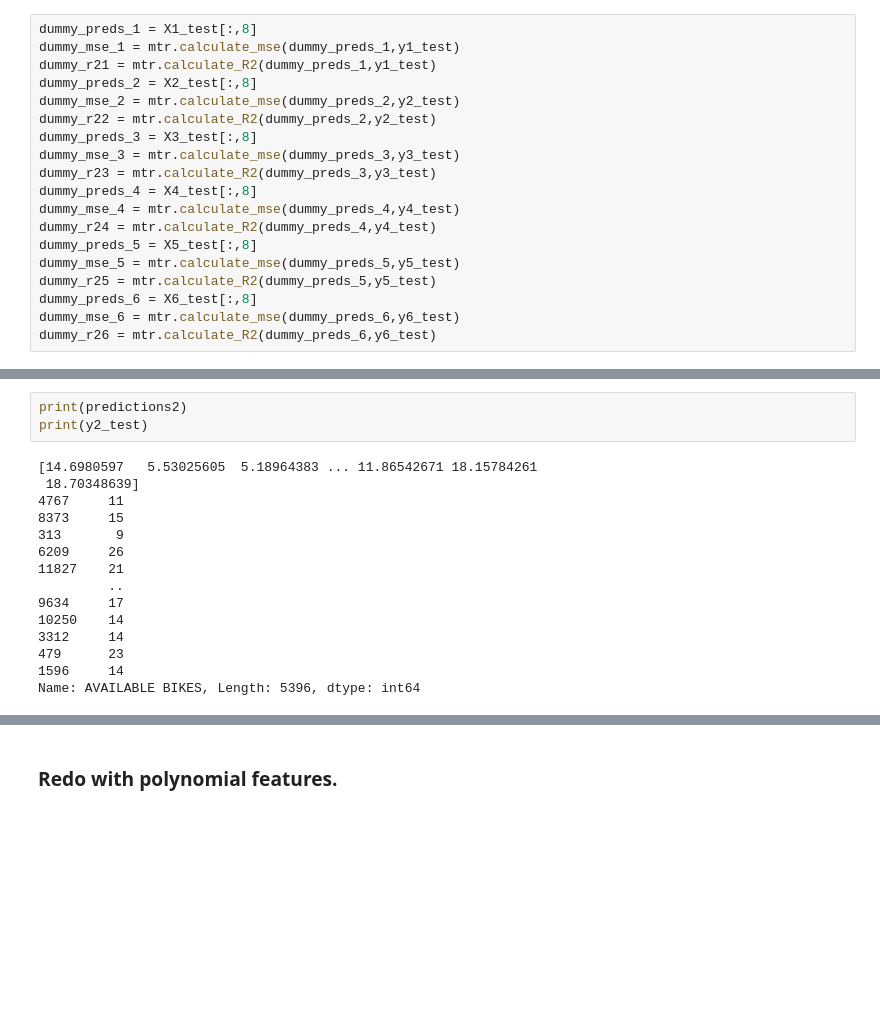
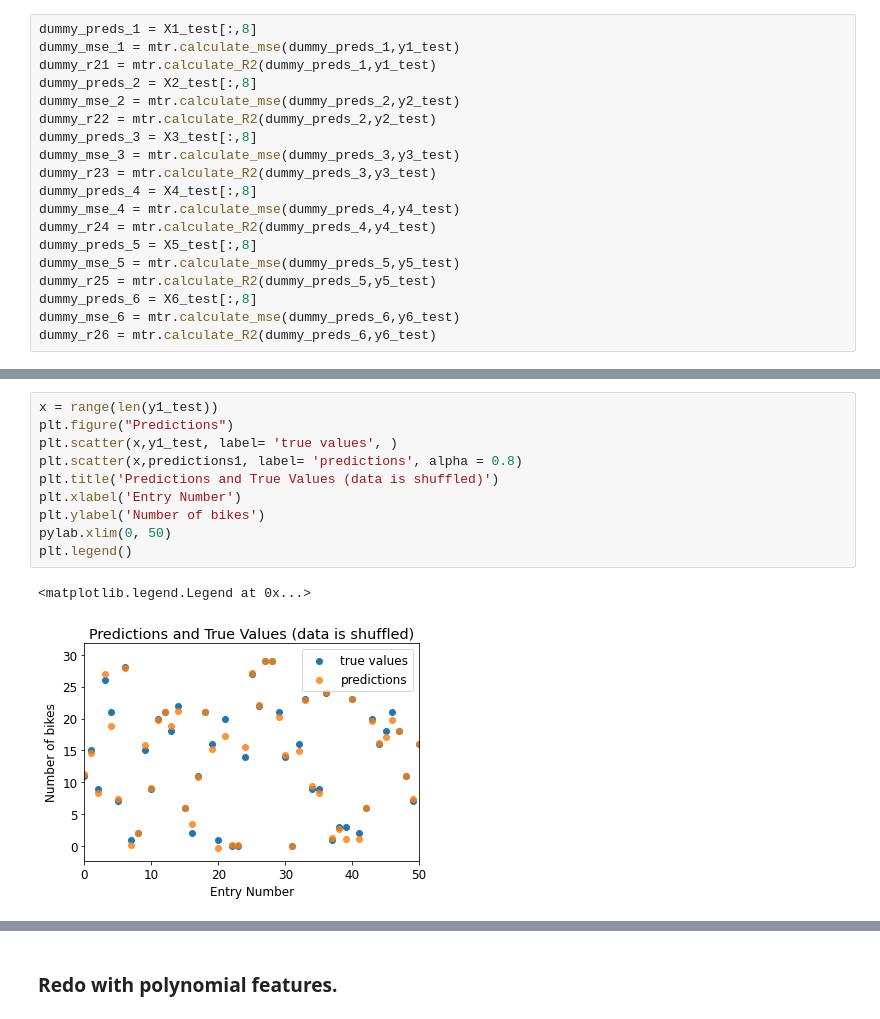
Before and after one commit to daltHub/Final-Assignment, a Jupyter notebook: ridge.ipynb, the cells around one changed output, grey strips where cells are left out. Drawn from its saved outputs; the diff is of its cells as text; blank space fills up the shorter version.

```diff
--- a/ridge.ipynb
+++ b/ridge.ipynb
@@ -332,18 +280,13 @@ plt.show()
-# %%
-print(predictions2)
-print(y2_test)
-# %% [output]
-[14.6980597   5.53025605  5.18964383 ... 11.86542671 18.15784261
- 18.70348639]
-4767     11
-8373     15
-313       9
-6209     26
-11827    21
-         ..
-9634     17
-10250    14
-3312     14
-479      23
-1596     14
-Name: AVAILABLE BIKES, Length: 5396, dtype: int64
+# %%
+x = range(len(y1_test))
+plt.figure("Predictions")
+plt.scatter(x,y1_test, label= 'true values', )
+plt.scatter(x,predictions1, label= 'predictions', alpha = 0.8)
+plt.title('Predictions and True Values (data is shuffled)')
+plt.xlabel('Entry Number')
+plt.ylabel('Number of bikes')
+pylab.xlim(0, 50)
+plt.legend()
+# %% [output]
+<matplotlib.legend.Legend at 0x...>
+[figure, added]
```
Also changed, not shown: parts of 19 cells of this notebook, 8 other files.
